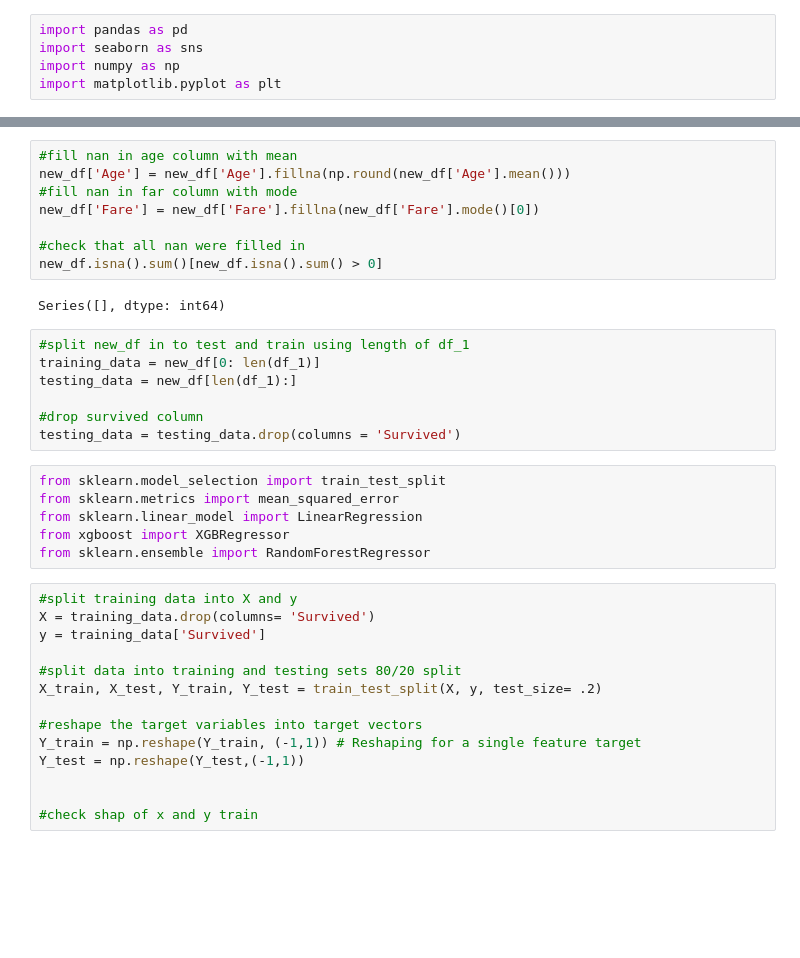
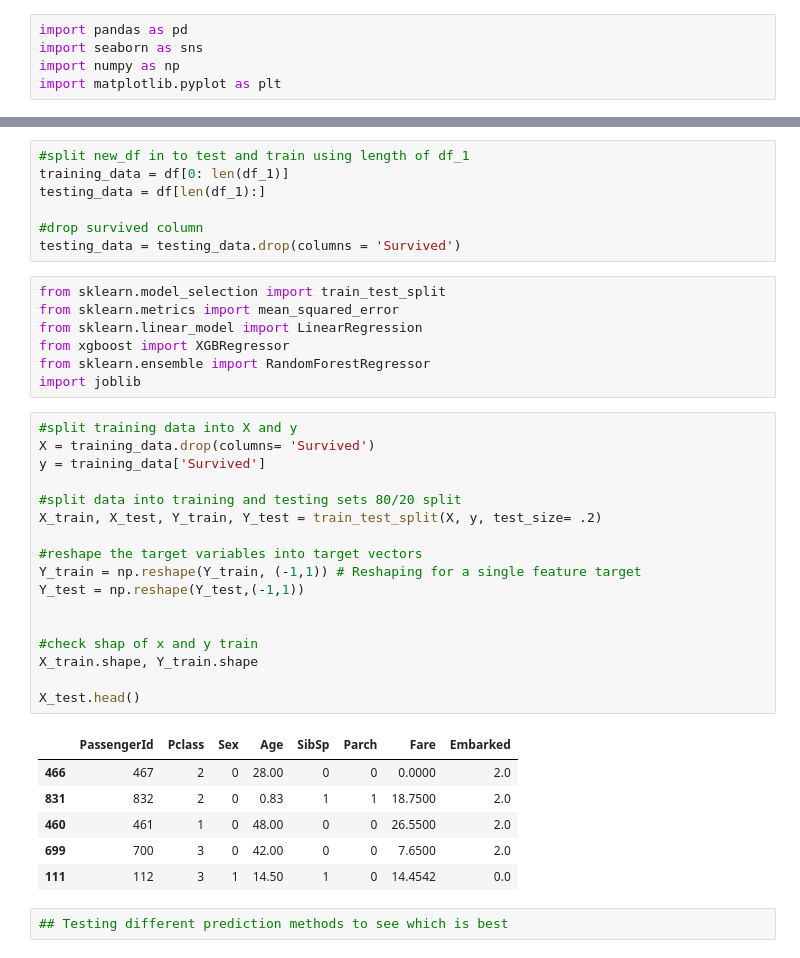
Before and after one commit to TylerMcPhee/TitanicSurvivorPredictor, a Jupyter notebook: predicting.ipynb, the cells around one changed output, grey strips where cells are left out. Cells and saved outputs as stored; diff of their text form; blank space fills up the shorter version.

```diff
--- a/predicting.ipynb
+++ b/predicting.ipynb
@@ -79,17 +78,7 @@ new_df.head()
-# %%
-#fill nan in age column with mean
-new_df['Age'] = new_df['Age'].fillna(np.round(new_df['Age'].mean()))
-#fill nan in far column with mode
-new_df['Fare'] = new_df['Fare'].fillna(new_df['Fare'].mode()[0])
-
-#check that all nan were filled in
-new_df.isna().sum()[new_df.isna().sum() > 0]
-# %% [output]
-Series([], dtype: int64)
 # %%
 #split new_df in to test and train using length of df_1
-training_data = new_df[0: len(df_1)]
-testing_data = new_df[len(df_1):]
+training_data = df[0: len(df_1)]
+testing_data = df[len(df_1):]
 
 #drop survived column
 testing_data = testing_data.drop(columns = 'Survived')
@@ -99,17 +88,30 @@ from sklearn.metrics import mean_squared_error
 from sklearn.linear_model import LinearRegression
 from xgboost import XGBRegressor
 from sklearn.ensemble import RandomForestRegressor
+import joblib
 # %%
 #split training data into X and y
 X = training_data.drop(columns= 'Survived')
 y = training_data['Survived']
 
 #split data into training and testing sets 80/20 split
 X_train, X_test, Y_train, Y_test = train_test_split(X, y, test_size= .2)
 
 #reshape the target variables into target vectors
 Y_train = np.reshape(Y_train, (-1,1)) # Reshaping for a single feature target
 Y_test = np.reshape(Y_test,(-1,1))
 
 
 #check shap of x and y train
+X_train.shape, Y_train.shape
+
+X_test.head()
+# %% [output]
+|  | PassengerId | Pclass | Sex | Age | SibSp | Parch | Fare | Embarked |
+| 466 | 467 | 2 | 0 | 28.00 | 0 | 0 | 0.0000 | 2.0 |
+| 831 | 832 | 2 | 0 | 0.83 | 1 | 1 | 18.7500 | 2.0 |
+| 460 | 461 | 1 | 0 | 48.00 | 0 | 0 | 26.5500 | 2.0 |
+| 699 | 700 | 3 | 0 | 42.00 | 0 | 0 | 7.6500 | 2.0 |
+| 111 | 112 | 3 | 1 | 14.50 | 1 | 0 | 14.4542 | 0.0 |
+# %%
+## Testing different prediction methods to see which is best
```
Also changed, not shown: parts of 12 cells of this notebook, 1 other file.
